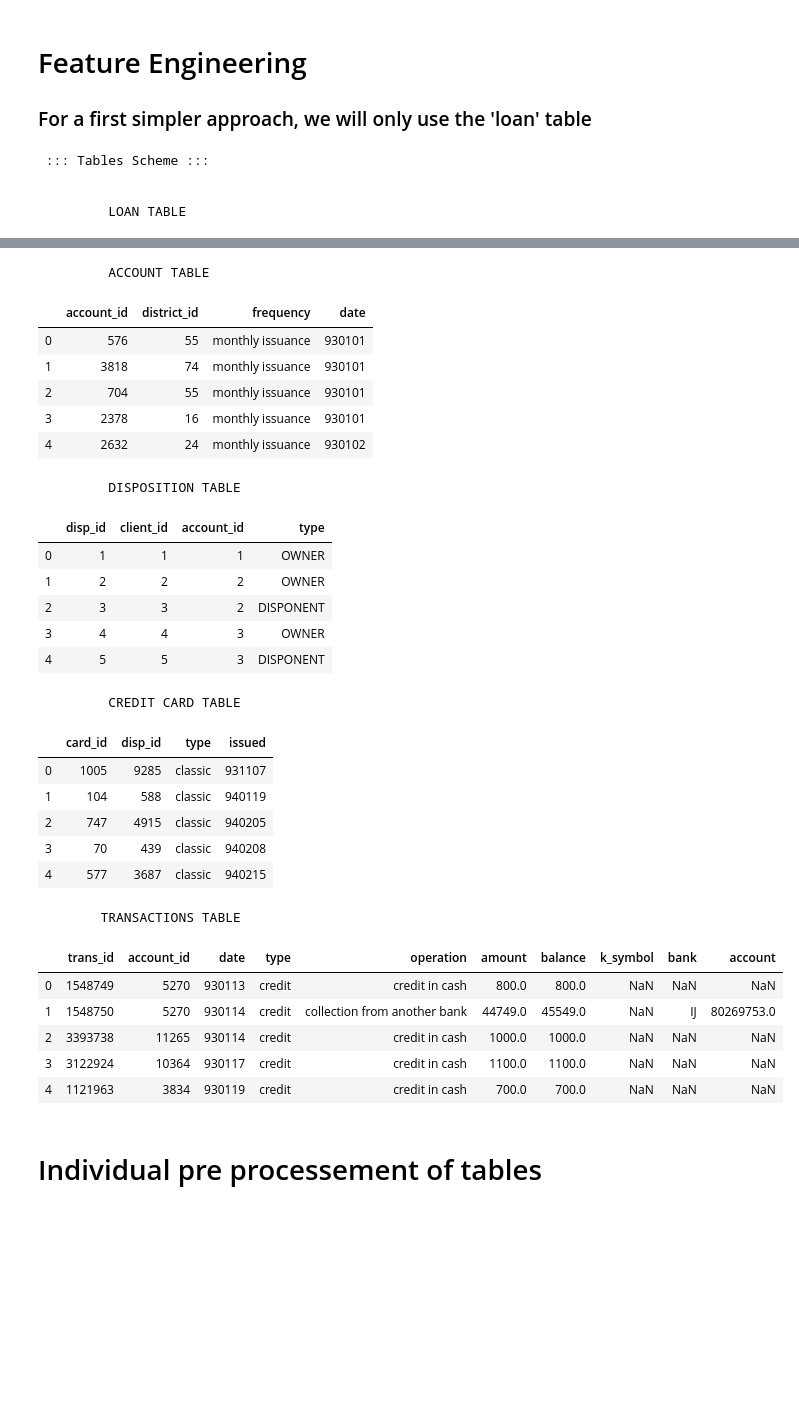
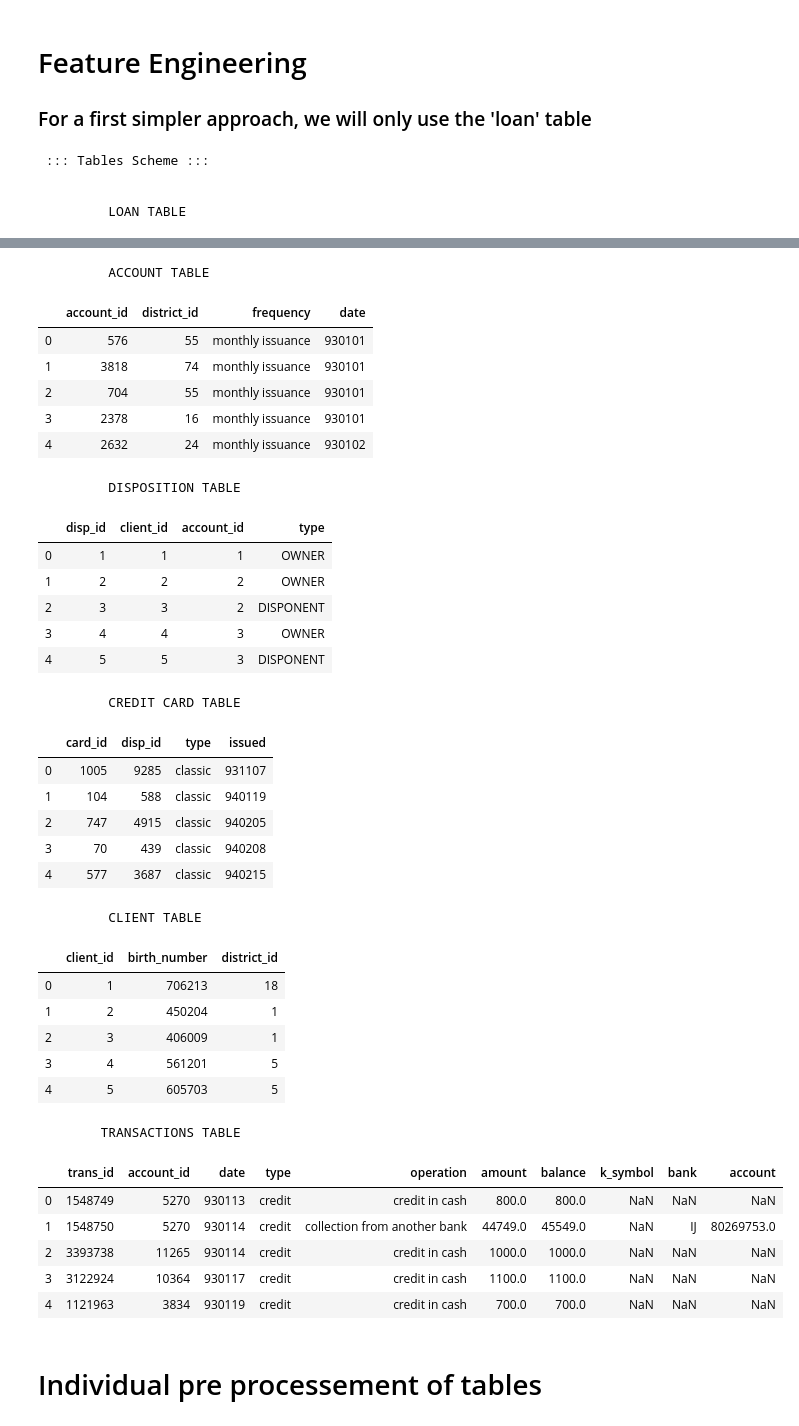
Before and after one commit to EdgarACarneiro/feup-ecac, a Jupyter notebook: project-competition/pre_processing.ipynb, the cells around one changed output, grey strips where cells are left out. Saved outputs shown, nothing was run; the diff lists cells and outputs as text; code cells hidden in the pictures; blank space fills up the shorter version.

Commit message:
Added client pre processing & upgraded transactions pre processing

```diff
--- a/project-competition/pre_processing.ipynb
+++ b/project-competition/pre_processing.ipynb
@@ -178,10 +178,13 @@ def categorical_binning(dataset):
 
 ### For a first simpler approach, we will only use the 'loan' table
 # %%
-# Loading the different train tables
-loan_df = utils.read_csv_to_df('competition_dataset/loan_train.csv', delimiter=';')
+# Loading the tables both used for train and test
 account_df = utils.read_csv_to_df('competition_dataset/account.csv', delimiter=';')
 disp_df = utils.read_csv_to_df('competition_dataset/disp.csv', delimiter=';')
+client_df = utils.read_csv_to_df('competition_dataset/client.csv', delimiter=';')
+
+# Loading the train tables
+loan_df = utils.read_csv_to_df('competition_dataset/loan_train.csv', delimiter=';')
 card_df = utils.read_csv_to_df('competition_dataset/card_train.csv', delimiter=';')
 trans_df = utils.read_csv_to_df('competition_dataset/trans_train.csv', delimiter=';')
 
@@ -200,6 +203,8 @@ print('\n\n\t DISPOSITION TABLE')
 display(disp_df.head())
 print('\n\n\t CREDIT CARD TABLE')
 display(card_df.head())
+print('\n\n\t CLIENT TABLE')
+display(client_df.head())
 print('\n\n\tTRANSACTIONS TABLE')
 display(trans_df.head())
 # %% [output]
@@ -207,40 +212,47 @@ display(trans_df.head())
 
 
          LOAN TABLE
 |  | loan_id | account_id | date | amount | duration | payments | status |
 | 0 | 5314 | 1787 | 930705 | 96396 | 12 | 8033 | -1 |
 | 1 | 5316 | 1801 | 930711 | 165960 | 36 | 4610 | 1 |
 | 2 | 6863 | 9188 | 930728 | 127080 | 60 | 2118 | 1 |
 | 3 | 5325 | 1843 | 930803 | 105804 | 36 | 2939 | 1 |
 | 4 | 7240 | 11013 | 930906 | 274740 | 60 | 4579 | 1 |
          ACCOUNT TABLE
 |  | account_id | district_id | frequency | date |
 | 0 | 576 | 55 | monthly issuance | 930101 |
 | 1 | 3818 | 74 | monthly issuance | 930101 |
 | 2 | 704 | 55 | monthly issuance | 930101 |
 | 3 | 2378 | 16 | monthly issuance | 930101 |
 | 4 | 2632 | 24 | monthly issuance | 930102 |
          DISPOSITION TABLE
 |  | disp_id | client_id | account_id | type |
 | 0 | 1 | 1 | 1 | OWNER |
 | 1 | 2 | 2 | 2 | OWNER |
 | 2 | 3 | 3 | 2 | DISPONENT |
 | 3 | 4 | 4 | 3 | OWNER |
 | 4 | 5 | 5 | 3 | DISPONENT |
          CREDIT CARD TABLE
 |  | card_id | disp_id | type | issued |
 | 0 | 1005 | 9285 | classic | 931107 |
 | 1 | 104 | 588 | classic | 940119 |
 | 2 | 747 | 4915 | classic | 940205 |
 | 3 | 70 | 439 | classic | 940208 |
 | 4 | 577 | 3687 | classic | 940215 |
-        TRANSACTIONS TABLE
+         CLIENT TABLE
-|  | trans_id | account_id | date | type | operation | amount | balance | k_symbol | bank | account |
-| 0 | 1548749 | 5270 | 930113 | credit | credit in cash | 800.0 | 800.0 | NaN | NaN | NaN |
-| 1 | 1548750 | 5270 | 930114 | credit | collection from another bank | 44749.0 | 45549.0 | NaN | IJ | 80269753.0 |
-| 2 | 3393738 | 11265 | 930114 | credit | credit in cash | 1000.0 | 1000.0 | NaN | NaN | NaN |
-| 3 | 3122924 | 10364 | 930117 | credit | credit in cash | 1100.0 | 1100.0 | NaN | NaN | NaN |
-| 4 | 1121963 | 3834 | 930119 | credit | credit in cash | 700.0 | 700.0 | NaN | NaN | NaN |
+|  | client_id | birth_number | district_id |
+| 0 | 1 | 706213 | 18 |
+| 1 | 2 | 450204 | 1 |
+| 2 | 3 | 406009 | 1 |
+| 3 | 4 | 561201 | 5 |
+| 4 | 5 | 605703 | 5 |
+        TRANSACTIONS TABLE
+|  | trans_id | account_id | date | type | operation | amount | balance | k_symbol | bank | account |
+| 0 | 1548749 | 5270 | 930113 | credit | credit in cash | 800.0 | 800.0 | NaN | NaN | NaN |
+| 1 | 1548750 | 5270 | 930114 | credit | collection from another bank | 44749.0 | 45549.0 | NaN | IJ | 80269753.0 |
+| 2 | 3393738 | 11265 | 930114 | credit | credit in cash | 1000.0 | 1000.0 | NaN | NaN | NaN |
+| 3 | 3122924 | 10364 | 930117 | credit | credit in cash | 1100.0 | 1100.0 | NaN | NaN | NaN |
+| 4 | 1121963 | 3834 | 930119 | credit | credit in cash | 700.0 | 700.0 | NaN | NaN | NaN |
 # %% [markdown]
 # Individual pre processement of tables
 # %%
```
Also changed, not shown: parts of 3 cells of this notebook, 1 other file.
